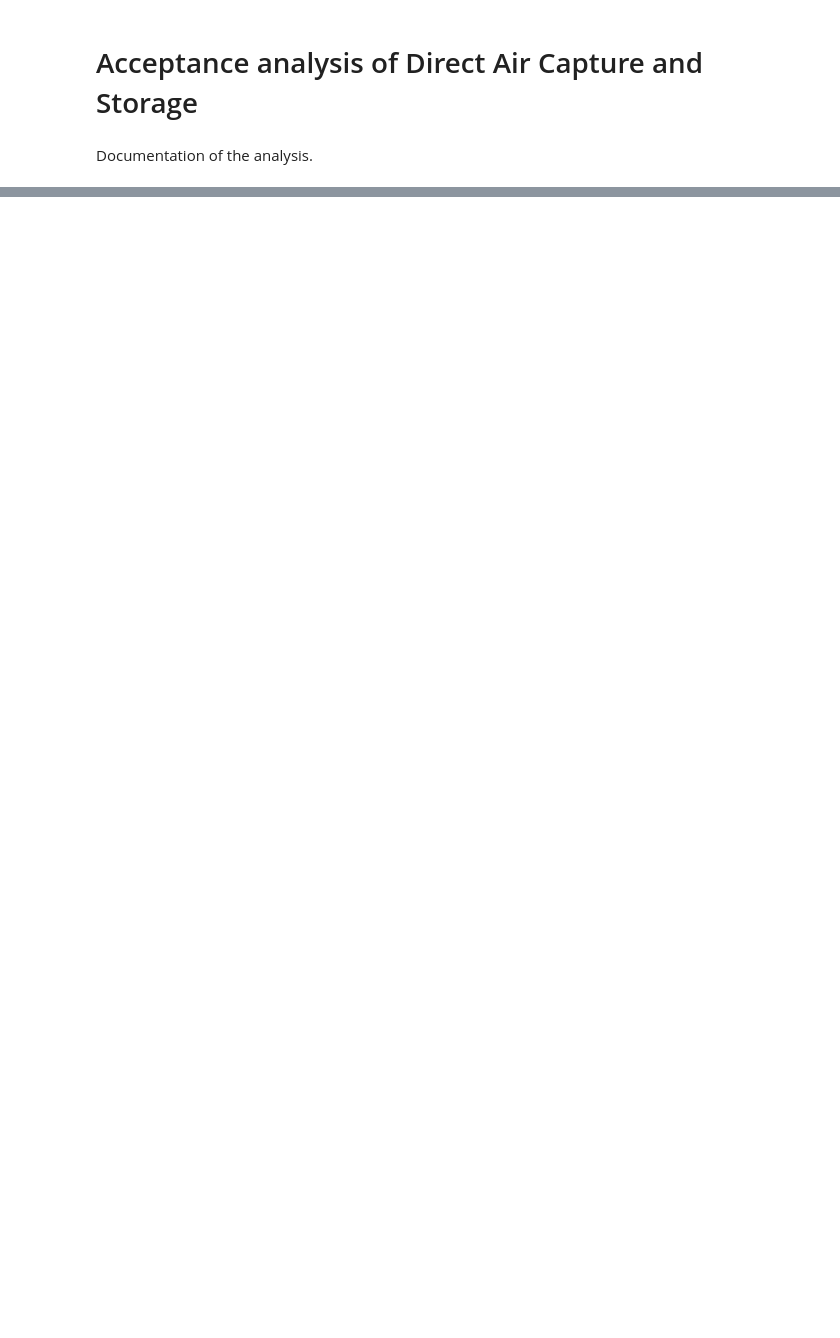
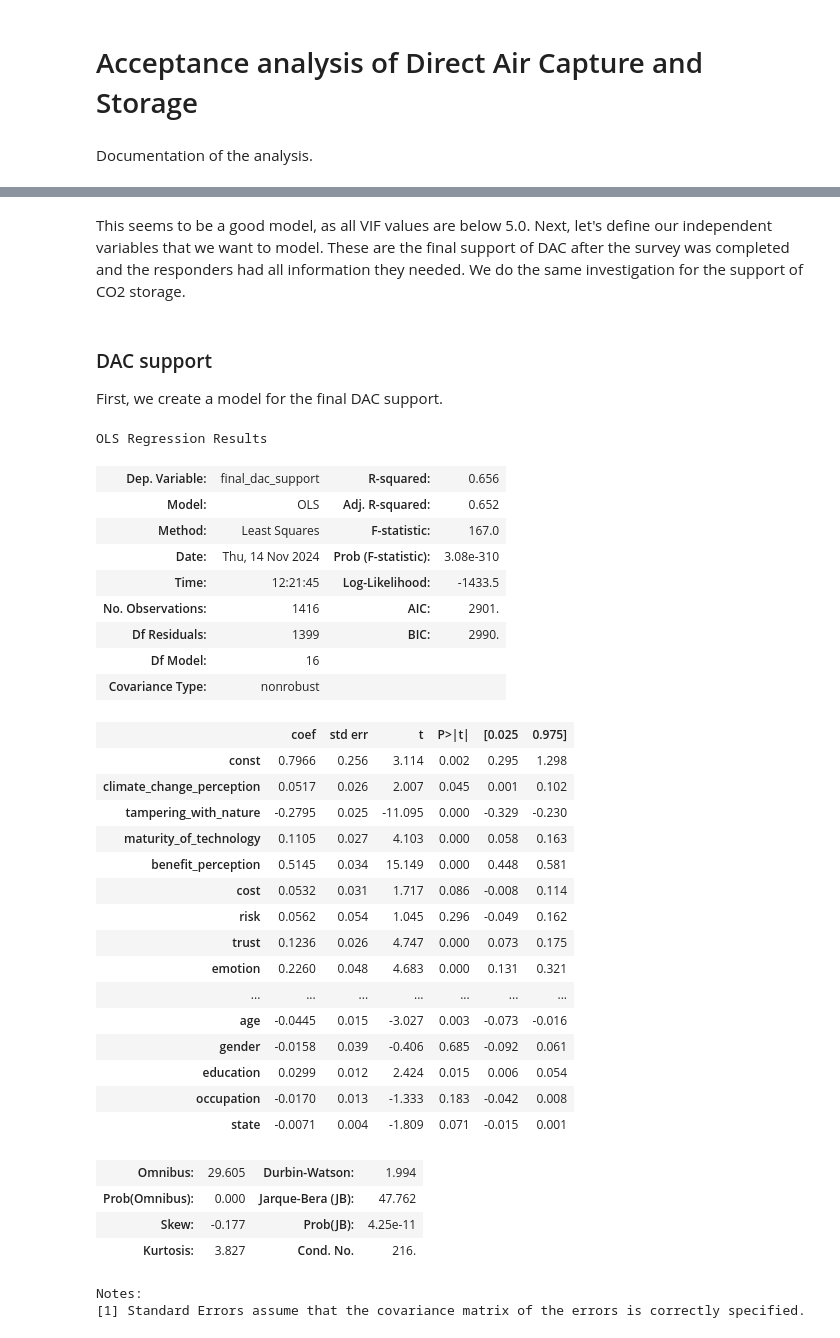
Before and after one commit to climate-service-center/dacstore, a Jupyter notebook: docs/model.ipynb, the cells around one changed output, grey strips where cells are left out. Drawn from its saved outputs; the diff is of its cells as text; code cells hidden in the pictures; blank space fills up the shorter version.

Commit message:
updated modelling notebook

```diff
--- a/docs/model.ipynb
+++ b/docs/model.ipynb
@@ -83,0 +122,27 @@ Let's have a look at the filename.
+# %%
+import pandas as pd
+import numpy as np
+import statsmodels.api as sm
+from statsmodels.stats.outliers_influence import variance_inflation_factor
+
+
+def multicollinearity(X):
+    """Check for multicollinearity"""
+    # Check for multicollinearity using VIF
+    X = sm.add_constant(X)  # Add a constant to the model (intercept)
+    vif_data = pd.DataFrame()
+    vif_data["feature"] = X.columns
+    vif_data["VIF"] = [
+        variance_inflation_factor(X.values, i) for i in range(X.shape[1])
+    ]
+    return vif_data
+
+
+def create_ols_model(y, X):
+    """Create an OLS model"""
+    X = sm.add_constant(X)
+    model = sm.OLS(y, X).fit()
+    return model
+
+
+multicollinearity(X)
@@ -83,0 +168,41 @@ Let's have a look at the filename.
+# %% [markdown]
+This seems to be a good model, as all VIF values are below 5.0. Next, let's define our independent variables that we want to model. These are the final support of DAC after the survey was completed and the responders had all information they needed. We do the same investigation for the support of CO2 storage.
+# %% [markdown]
+### DAC support
+
+First, we create a model for the final DAC support.
+# %%
+create_ols_model(df["final_dac_support"], X).summary()
+# %% [output]
+OLS Regression Results
+| Dep. Variable: | final_dac_support | R-squared: | 0.656 |
+| Model: | OLS | Adj. R-squared: | 0.652 |
+| Method: | Least Squares | F-statistic: | 167.0 |
+| Date: | Thu, 14 Nov 2024 | Prob (F-statistic): | 3.08e-310 |
+| Time: | 12:21:45 | Log-Likelihood: | -1433.5 |
+| No. Observations: | 1416 | AIC: | 2901. |
+| Df Residuals: | 1399 | BIC: | 2990. |
+| Df Model: | 16 |  |  |
+| Covariance Type: | nonrobust |  |  |
+|  | coef | std err | t | P>|t| | [0.025 | 0.975] |
+| const | 0.7966 | 0.256 | 3.114 | 0.002 | 0.295 | 1.298 |
+| climate_change_perception | 0.0517 | 0.026 | 2.007 | 0.045 | 0.001 | 0.102 |
+| tampering_with_nature | -0.2795 | 0.025 | -11.095 | 0.000 | -0.329 | -0.230 |
+| maturity_of_technology | 0.1105 | 0.027 | 4.103 | 0.000 | 0.058 | 0.163 |
+| benefit_perception | 0.5145 | 0.034 | 15.149 | 0.000 | 0.448 | 0.581 |
+| cost | 0.0532 | 0.031 | 1.717 | 0.086 | -0.008 | 0.114 |
+| risk | 0.0562 | 0.054 | 1.045 | 0.296 | -0.049 | 0.162 |
+| trust | 0.1236 | 0.026 | 4.747 | 0.000 | 0.073 | 0.175 |
+| emotion | 0.2260 | 0.048 | 4.683 | 0.000 | 0.131 | 0.321 |
+| ... | ... | ... | ... | ... | ... | ... |
+| age | -0.0445 | 0.015 | -3.027 | 0.003 | -0.073 | -0.016 |
+| gender | -0.0158 | 0.039 | -0.406 | 0.685 | -0.092 | 0.061 |
+| education | 0.0299 | 0.012 | 2.424 | 0.015 | 0.006 | 0.054 |
+| occupation | -0.0170 | 0.013 | -1.333 | 0.183 | -0.042 | 0.008 |
+| state | -0.0071 | 0.004 | -1.809 | 0.071 | -0.015 | 0.001 |
+| Omnibus: | 29.605 | Durbin-Watson: | 1.994 |
+| Prob(Omnibus): | 0.000 | Jarque-Bera (JB): | 47.762 |
+| Skew: | -0.177 | Prob(JB): | 4.25e-11 |
+| Kurtosis: | 3.827 | Cond. No. | 216. |
+Notes:
+[1] Standard Errors assume that the covariance matrix of the errors is correctly specified.
```
Also changed, not shown: parts of 10 cells of this notebook, 3 other files.
